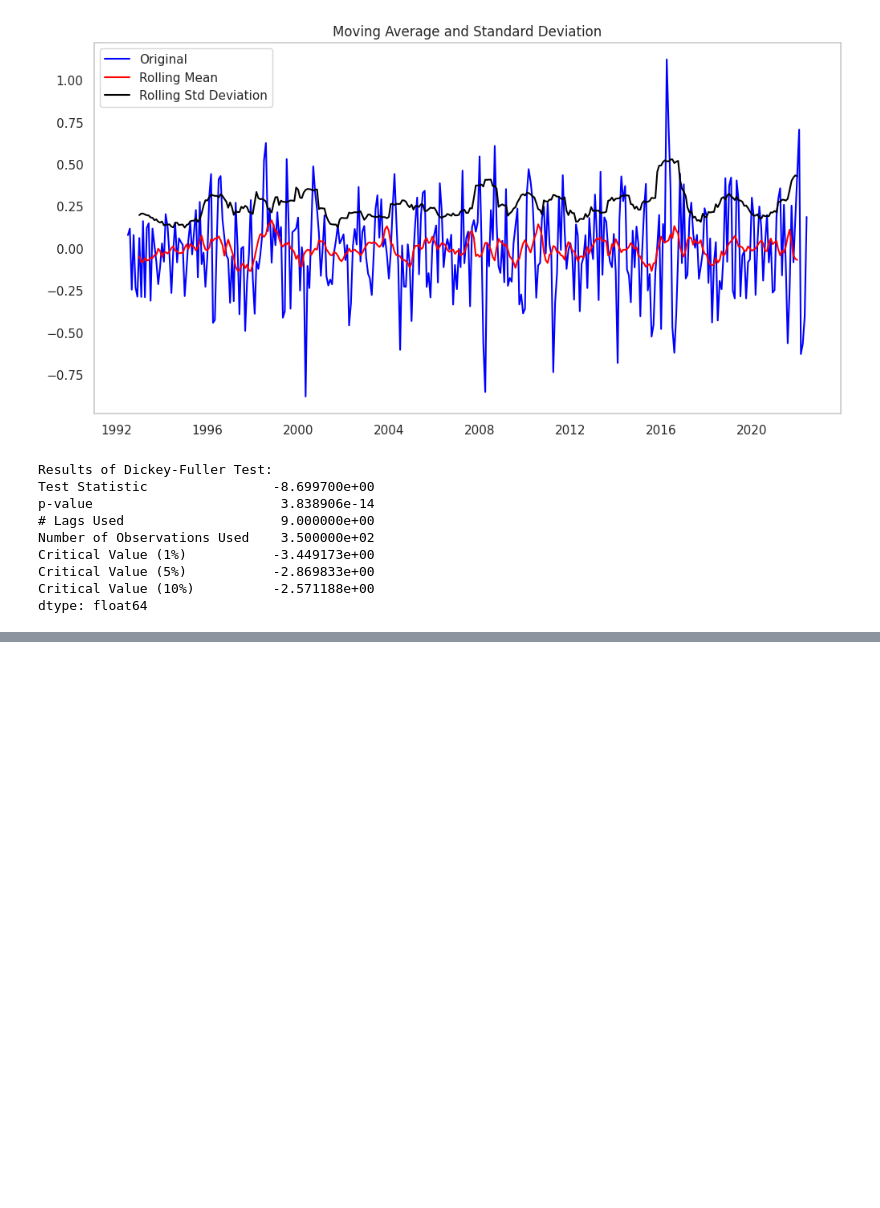
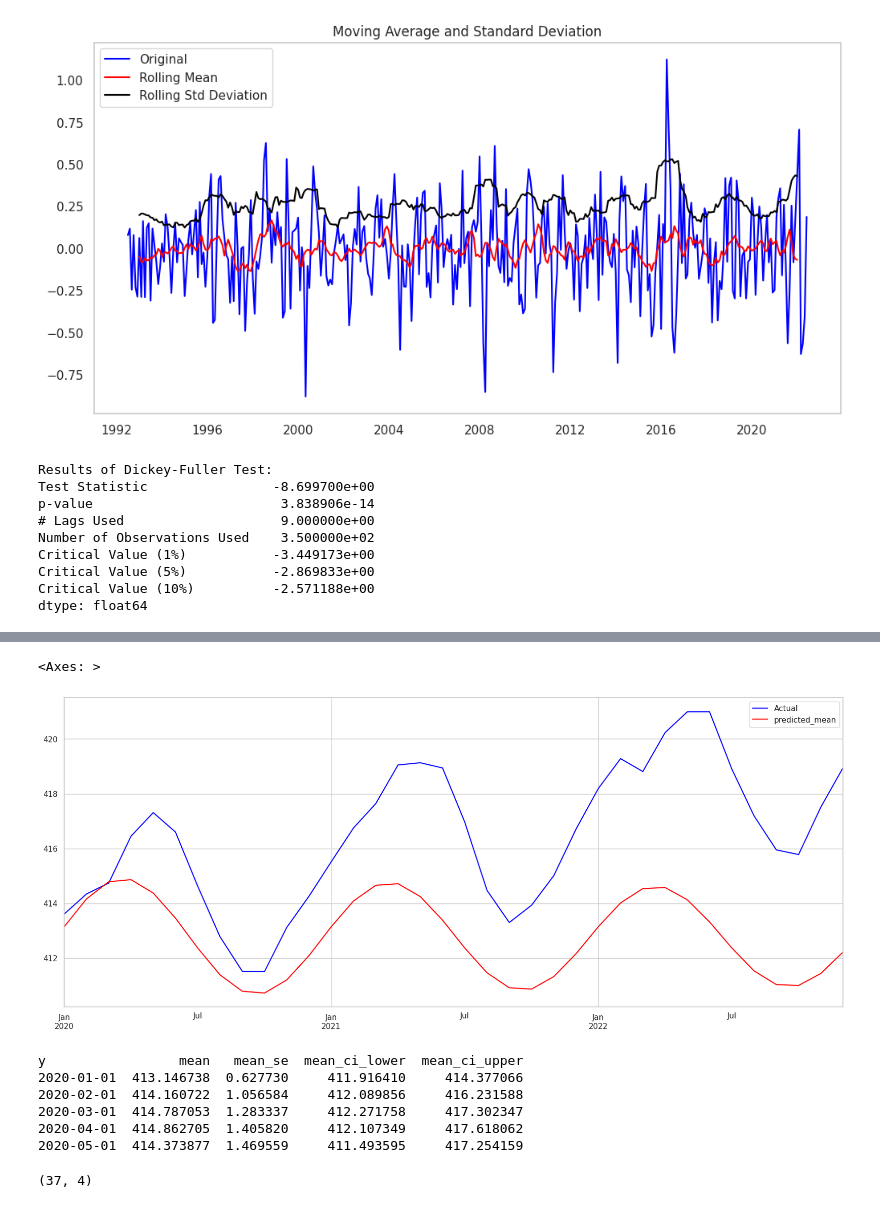
Before and after one commit to clizarraga-UAD7/Notebooks, a Jupyter notebook: IntroTimeSeriesAnalysis.ipynb, the cells around one changed output, grey strips where cells are left out. Drawn from its saved outputs; the diff is of its cells as text; code cells hidden in the pictures; blank space fills up the shorter version.

```diff
--- a/IntroTimeSeriesAnalysis.ipynb
+++ b/IntroTimeSeriesAnalysis.ipynb
@@ -467,0 +470,13 @@ dtype: float64
+# %%
+# Using a standard ARIMA(2,1,3)
+model1 = SARIMAX(train, order=(2,1,3), simple_differencing=False)
+model1_fit = model1.fit(disp=False)
+steps=0
+
+predictions1 = model1_fit.predict(start=len(train), end=len(train)+len(test)+steps-1, exog=test)
+# %%
+predictions1=pd.DataFrame(predictions1)
+predictions1.reset_index(drop=True, inplace=True)
+predictions1.index=test.index
+predictions1['Actual']=test.values
+predictions1.head()
@@ -467,0 +490,25 @@ dtype: float64
+# %%
+predictions1['Actual'].plot(figsize=(20,8), legend=True, color='blue')
+predictions1['predicted_mean'].plot(legend=True, color='red', figsize=(20,8))
+# %% [output]
+<Axes: >
+[figure, added]
+# %%
+# Get predictions
+# (can also utilize results.get_forecast(steps=n).summary_frame(alpha=0.05))
+preds1_df = (model1_fit
+            .get_prediction(start='2020-01-01', end='2023-01-01')
+            .summary_frame(alpha=0.05)
+)
+print(preds1_df.head())
+# %% [output]
+y                 mean   mean_se  mean_ci_lower  mean_ci_upper
+2020-01-01  413.146738  0.627730     411.916410     414.377066
+2020-02-01  414.160722  1.056584     412.089856     416.231588
+2020-03-01  414.787053  1.283337     412.271758     417.302347
+2020-04-01  414.862705  1.405820     412.107349     417.618062
+2020-05-01  414.373877  1.469559     411.493595     417.254159
+# %%
+preds1_df.shape
+# %% [output]
+(37, 4)
```
Also changed, not shown: parts of 16 cells of this notebook.
